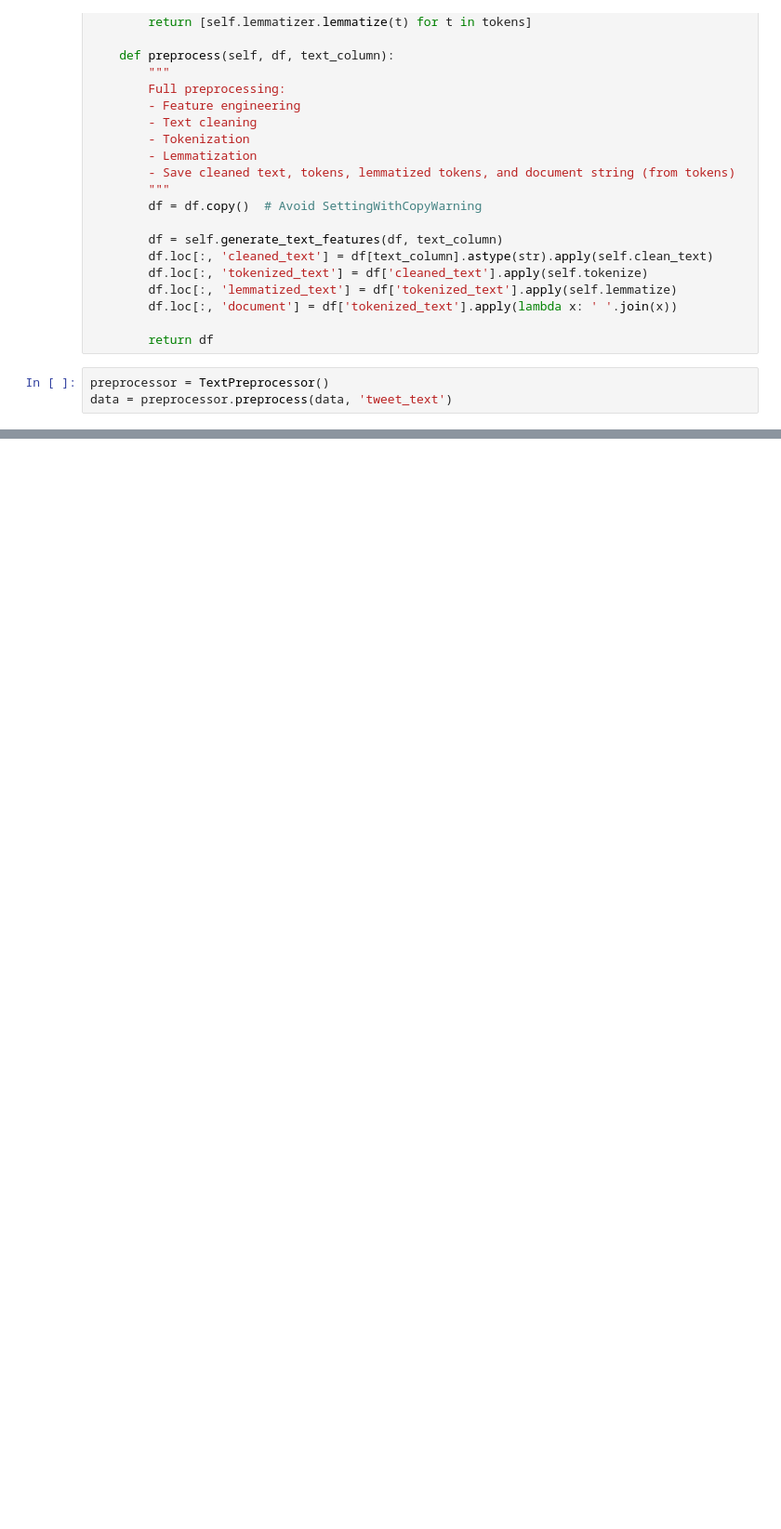
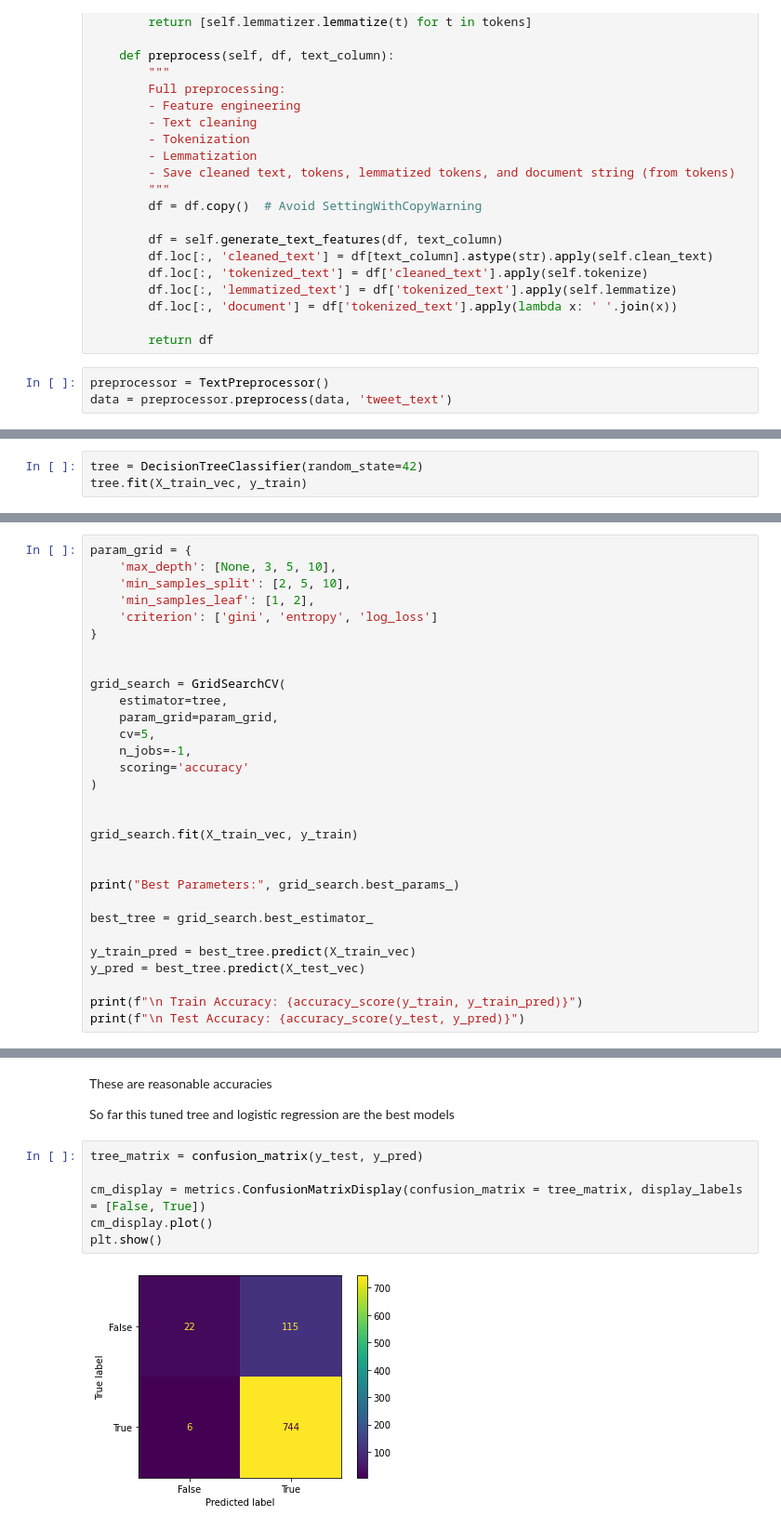
Before and after one commit to Julie-Nyawira/Phase4_Project, a Jupyter notebook: Index.ipynb, the cells around one changed output, grey strips where cells are left out. Shown: that part at 93% size. Drawn from its saved outputs; the diff is of its cells as text; blank space fills up the shorter version.

```diff
--- a/Index.ipynb
+++ b/Index.ipynb
@@ -431,0 +555,3 @@ data.head(3)
+# %%
+tree = DecisionTreeClassifier(random_state=42)
+tree.fit(X_train_vec, y_train)
@@ -431,0 +587,30 @@ data.head(3)
+# %%
+param_grid = {
+    'max_depth': [None, 3, 5, 10],
+    'min_samples_split': [2, 5, 10],
+    'min_samples_leaf': [1, 2],
+    'criterion': ['gini', 'entropy', 'log_loss']
+}
+
+
+grid_search = GridSearchCV(
+    estimator=tree,
+    param_grid=param_grid,
+    cv=5,
+    n_jobs=-1,
+    scoring='accuracy'
+)
+
+
+grid_search.fit(X_train_vec, y_train)
+
+
+print("Best Parameters:", grid_search.best_params_)
+
+best_tree = grid_search.best_estimator_
+
+y_train_pred = best_tree.predict(X_train_vec)
+y_pred = best_tree.predict(X_test_vec)
+
+print(f"\n Train Accuracy: {accuracy_score(y_train, y_train_pred)}")
+print(f"\n Test Accuracy: {accuracy_score(y_test, y_pred)}")
@@ -431,0 +623,12 @@ data.head(3)
+# %% [markdown]
+These are reasonable accuracies
+
+So far this tuned tree and logistic regression are the best models
+# %%
+tree_matrix = confusion_matrix(y_test, y_pred)
+
+cm_display = metrics.ConfusionMatrixDisplay(confusion_matrix = tree_matrix, display_labels = [False, True])
+cm_display.plot()
+plt.show()
+# %% [output]
+[figure, added]
```
Also changed, not shown: parts of 41 cells of this notebook.
